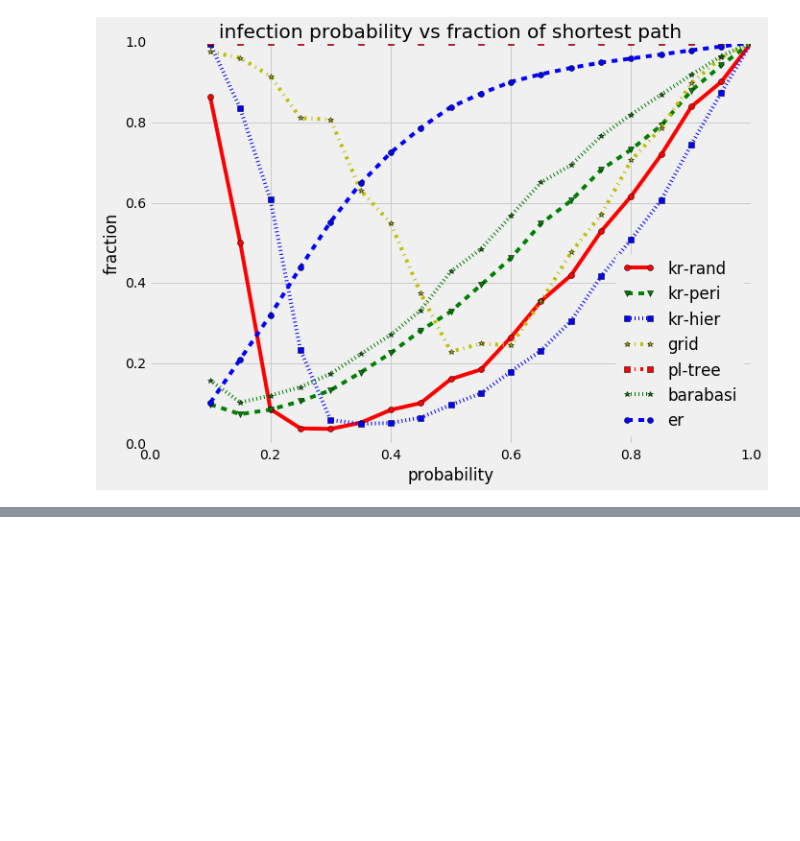
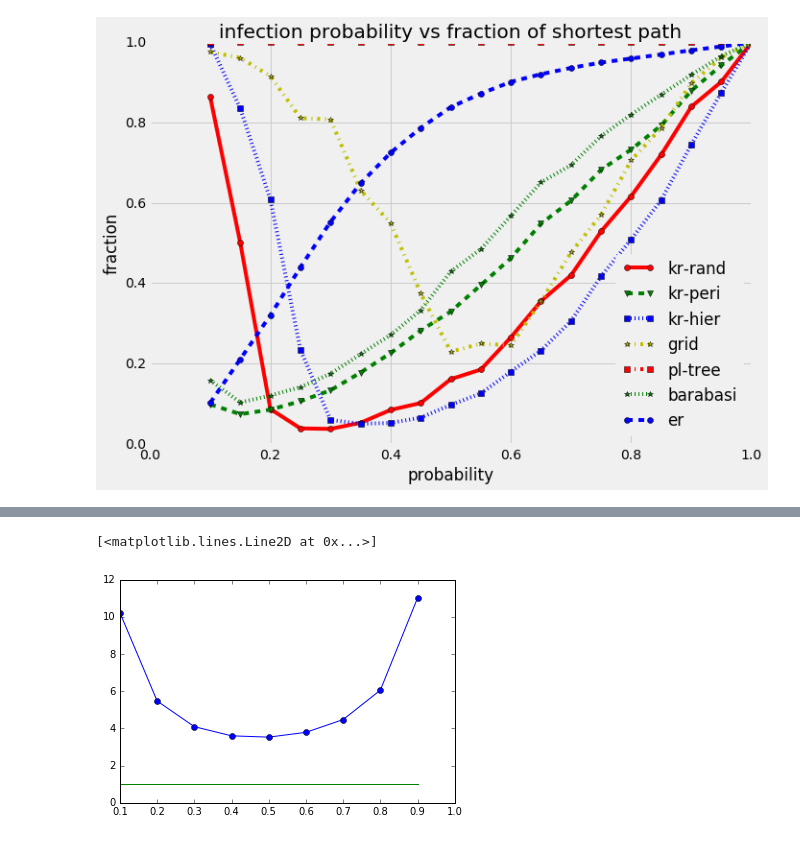
Before and after one commit to xiaohan2012/active-infection-source-finding, a Jupyter notebook: infection_probability_vs_fraction_of_shortest_path.ipynb, the cells around one changed output, grey strips where cells are left out. Saved outputs shown, nothing was run; the diff lists cells and outputs as text; code cells hidden in the pictures; blank space fills up the shorter version.

```diff
--- a/infection_probability_vs_fraction_of_shortest_path.ipynb
+++ b/infection_probability_vs_fraction_of_shortest_path.ipynb
@@ -75,0 +83,3 @@ ax.set_ylabel('fraction')
+# %%
+def f_sum(p, l):
+    return np.sum([f(p, i) for i in range(2, l+1)])
@@ -75,0 +99,9 @@ ax.set_ylabel('fraction')
+# %%
+numers = np.array([f(p, 1) for p in ps])
+denums = np.array([f_sum(p, 100) for p in ps])
+# %%
+plt.plot(ps, numers / denums, 'o-')
+plt.plot(ps, np.ones(len(ps)))
+# %% [output]
+[<matplotlib.lines.Line2D at 0x...>]
+[figure, added]
```
Also changed, not shown: parts of 9 cells of this notebook, 6 other files.
